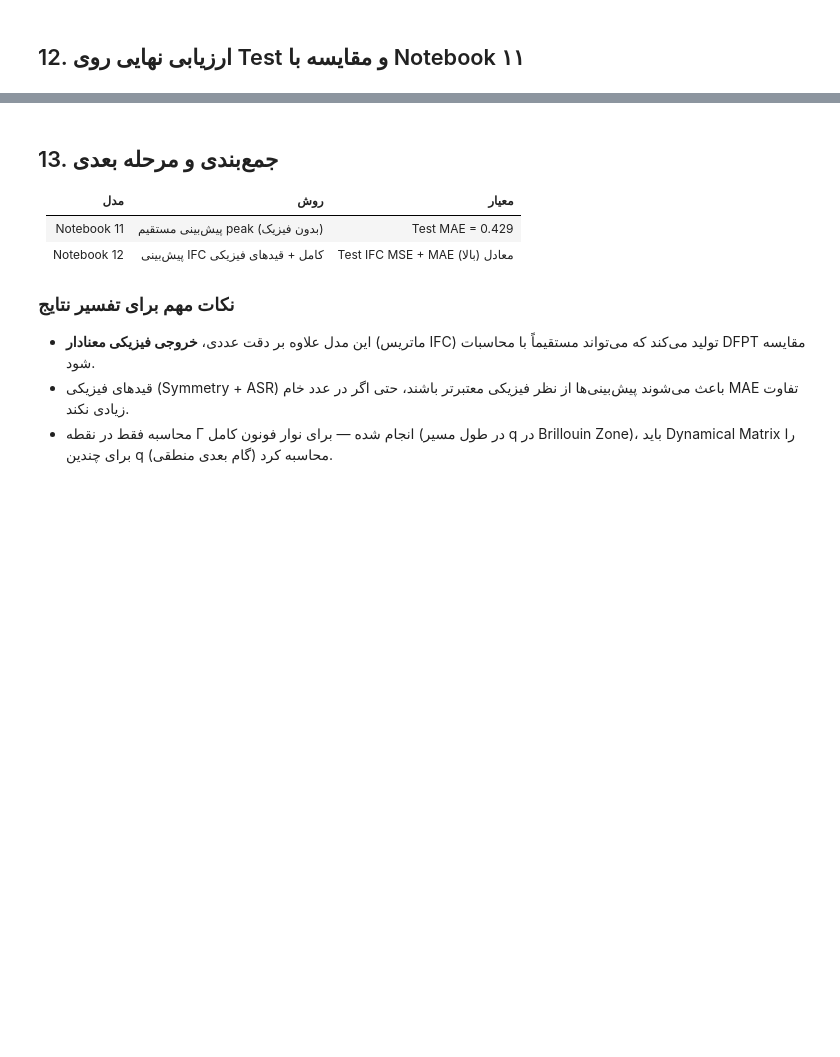
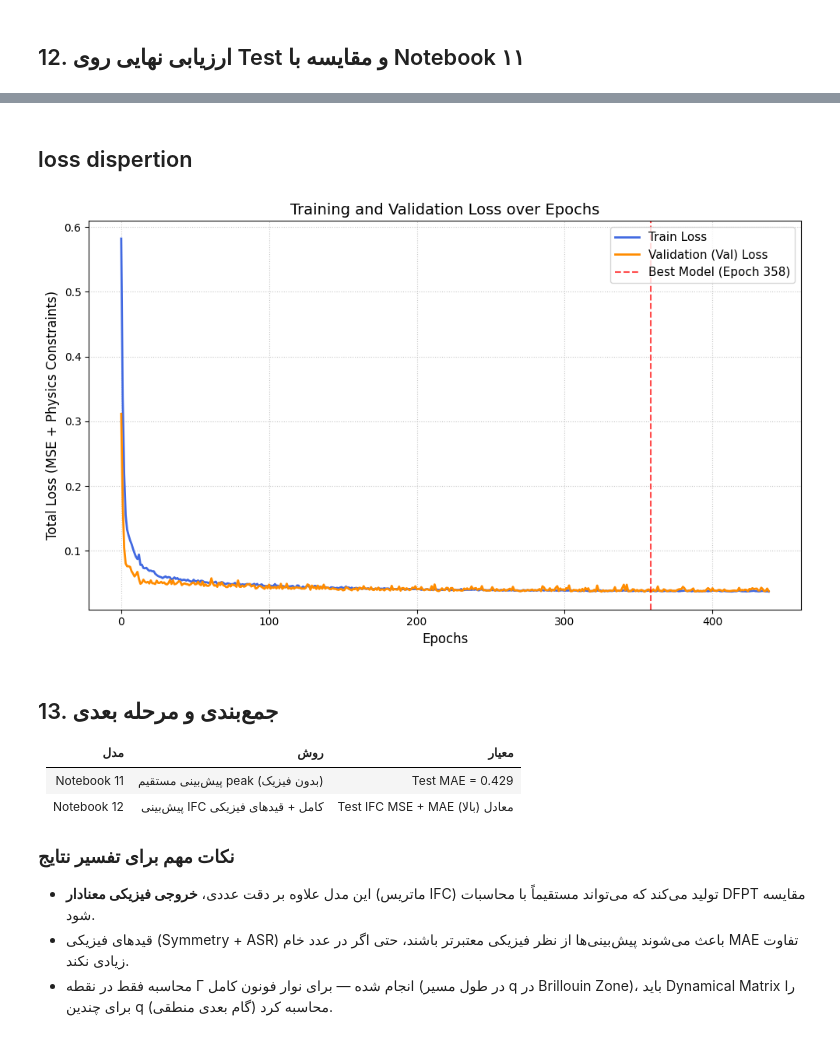
Before and after one commit to Metisa811/Predict-Phonon-Dispersion-by-GNN-Model, a Jupyter notebook: notebooks/12_Physics_Informed_IFC_MAX_Phase.ipynb, the cells around one changed output, grey strips where cells are left out. Cells and saved outputs as stored; diff of their text form; code cells hidden in the pictures; blank space fills up the shorter version.

```diff
--- a/notebooks/12_Physics_Informed_IFC_MAX_Phase.ipynb
+++ b/notebooks/12_Physics_Informed_IFC_MAX_Phase.ipynb
@@ -784,3 +935,41 @@ print(f"   (Notebook 11 baseline: 0.429)")
+# %% [markdown]
+## loss dispertion
+# %%
+import matplotlib.pyplot as plt
+
+# ۱. استخراج داده‌ها از دیکشنری history
+epochs = [h['epoch'] for h in history]
+train_loss = [h['train_loss'] for h in history]
+val_loss = [h['val_loss'] for h in history]
+
+# ۲. ایجاد نمودار
+plt.figure(figsize=(10, 6), dpi=100)
+plt.plot(epochs, train_loss, label='Train Loss', color='royalblue', linewidth=2)
+plt.plot(epochs, val_loss, label='Validation (Val) Loss', color='darkorange', linewidth=2)
+
+# ۳. پیدا کردن بهترین Epoch (کمترین Val Loss)
+best_val_loss = min(val_loss)
+best_epoch = epochs[val_loss.index(best_val_loss)]
+
+# رسم یک خط عمودی برای نشان دادن محلی که مدل ذخیره شده است
+plt.axvline(x=best_epoch, color='red', linestyle='--', alpha=0.7,
+            label=f'Best Model (Epoch {best_epoch})')
+
+# ۴. تنظیمات ظاهری نمودار
+plt.title('Training and Validation Loss over Epochs', fontsize=14)
+plt.xlabel('Epochs', fontsize=12)
+plt.ylabel('Total Loss (MSE + Physics Constraints)', fontsize=12)
+plt.legend(loc='upper right', fontsize=11)
+plt.grid(True, linestyle=':', alpha=0.7)
+
+# محدود کردن محور Y به مقادیر منطقی (برای جلوگیری از کشیده شدن نمودار بخاطر Lossهای اولیه خیلی بزرگ)
+# اگر نمودار خیلی فشرده بود، می‌توانید این خطوط را از حالت کامنت درآورید:
+# plt.ylim(0, max(val_loss[10:]) * 1.2)
+
+plt.tight_layout()
+plt.show()
+# %% [output]
+[figure, added]
 # %% [markdown]
 ## 13. جمع‌بندی و مرحله بعدی
 
```
Also changed, not shown: parts of 19 cells of this notebook.
